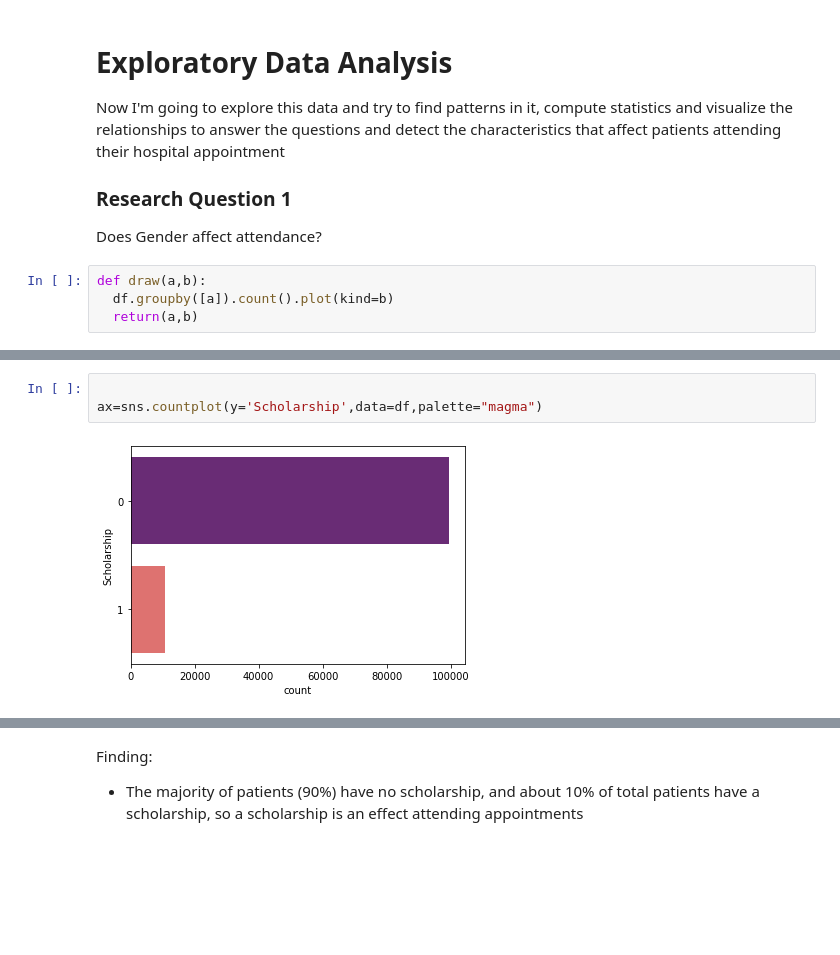
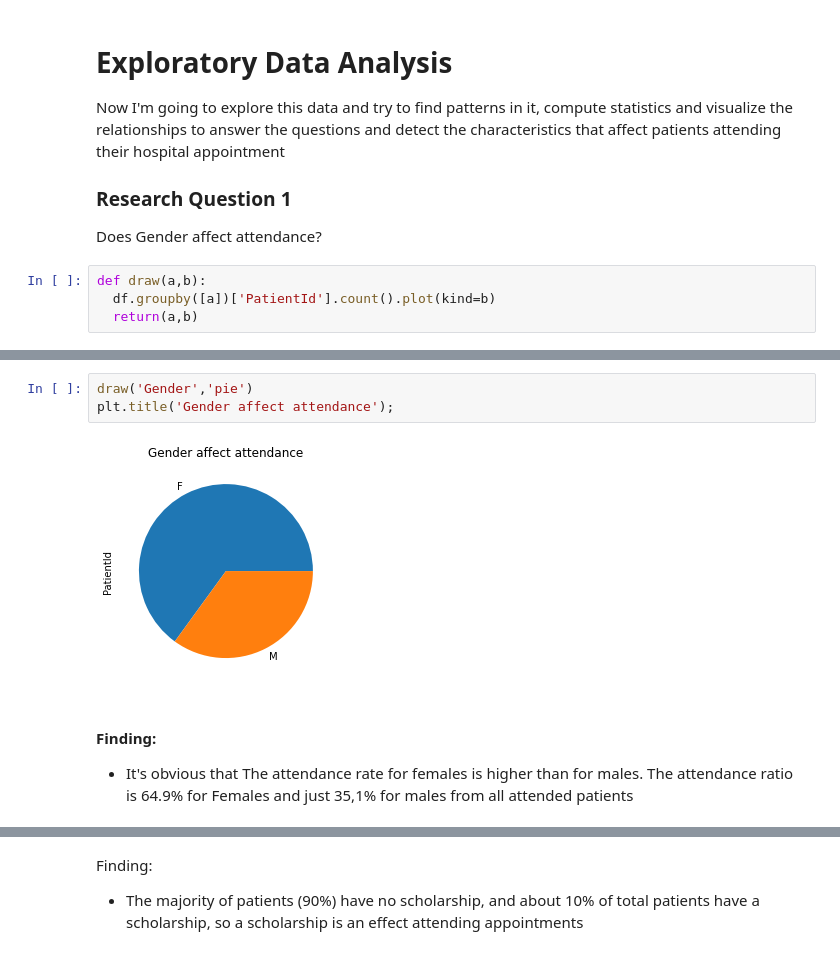
Before and after one commit to nadaAlruwaythi/Medical-Appointment-No-Shows, a Jupyter notebook: Investigate_a_Dataset.ipynb, the cells around one changed output, grey strips where cells are left out. Cells and saved outputs as stored; diff of their text form; blank space fills up the shorter version.

```diff
--- a/Investigate_a_Dataset.ipynb
+++ b/Investigate_a_Dataset.ipynb
@@ -290,5 +290,5 @@ Now I'm going to explore this data and try to find patterns in it, compute stati
 Does Gender affect attendance?
 # %%
 def draw(a,b):
-  df.groupby([a]).count().plot(kind=b)
+  df.groupby([a])['PatientId'].count().plot(kind=b)
   return(a,b)
@@ -301,8 +295,11 @@ draw('Scholarship','bar')
-# %%
-
-ax=sns.countplot(y='Scholarship',data=df,palette="magma")
-# %% [output]
-[figure, removed]
+# %%
+draw('Gender','pie')
+plt.title('Gender affect attendance');
+# %% [output]
+[figure, added]
+# %% [markdown]
+#### Finding:
+- It's obvious that The attendance rate for females is higher than for males. The attendance ratio is 64.9% for Females and just 35,1% for males from all attended patients
 # %%
 ax=sns.countplot(y='Scholarship',data=df)
 plt.title('Scholarship effect for attend appointments')
```
Also changed, not shown: parts of 6 cells of this notebook.
